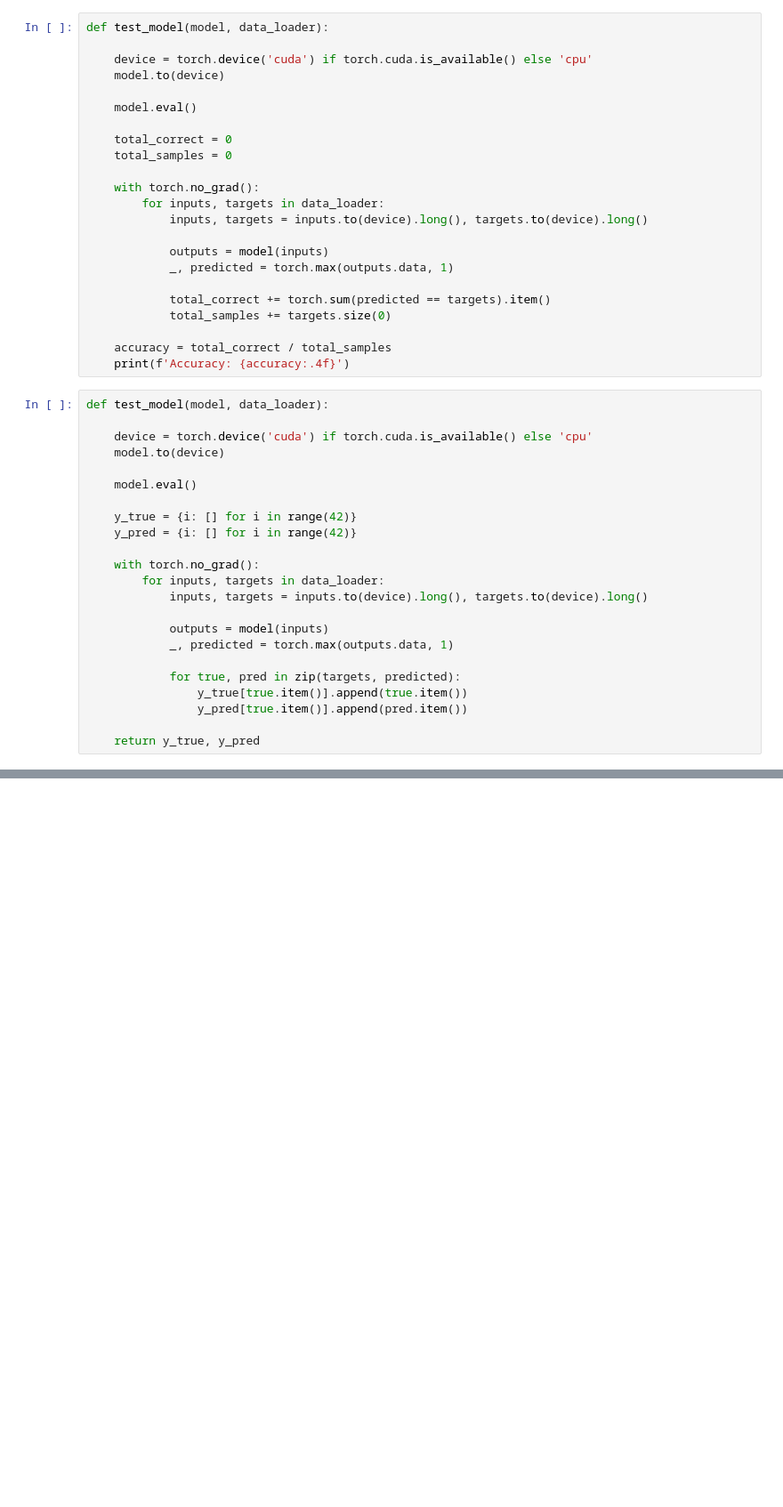
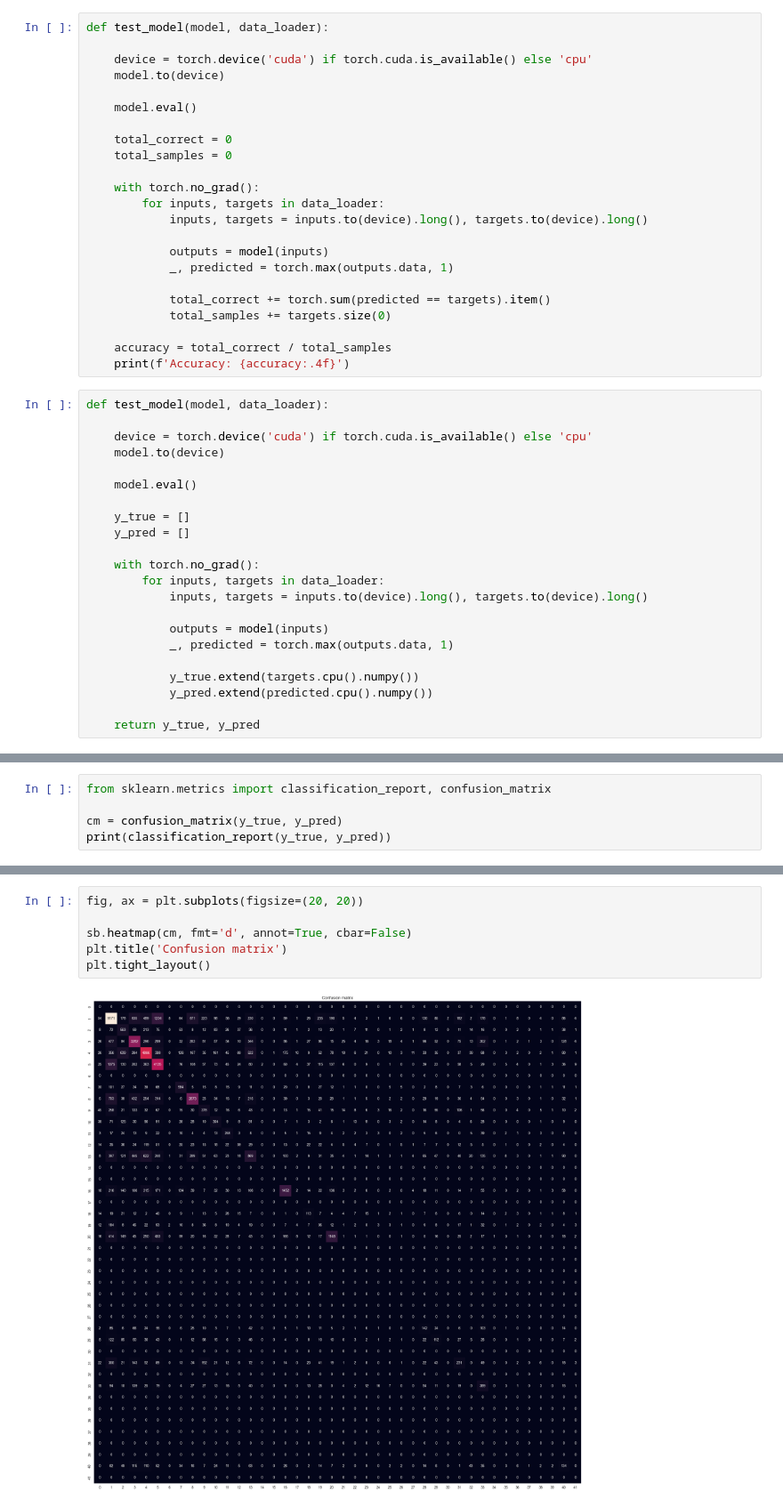
Before and after one commit to gracjan-p/bbc, a Jupyter notebook: notebooks/main.ipynb, the cells around one changed output, grey strips where cells are left out. Shown at 89% size. Drawn from its saved outputs; the diff is of its cells as text; blank space fills up the shorter version.

```diff
--- a/notebooks/main.ipynb
+++ b/notebooks/main.ipynb
@@ -479,8 +479,8 @@ def test_model(model, data_loader):
 
     model.eval()
 
-    y_true = {i: [] for i in range(42)}
-    y_pred = {i: [] for i in range(42)}
+    y_true = []
+    y_pred = []
 
     with torch.no_grad():
         for inputs, targets in data_loader:
@@ -489,9 +489,8 @@ def test_model(model, data_loader):
             outputs = model(inputs)
             _, predicted = torch.max(outputs.data, 1)
 
-            for true, pred in zip(targets, predicted):
-                y_true[true.item()].append(true.item())
-                y_pred[true.item()].append(pred.item())
+            y_true.extend(targets.cpu().numpy())
+            y_pred.extend(predicted.cpu().numpy())
 
     return y_true, y_pred
 # %%
@@ -500,0 +498,5 @@ Accuracy: 0.4931
+# %%
+from sklearn.metrics import classification_report, confusion_matrix
+
+cm = confusion_matrix(y_true, y_pred)
+print(classification_report(y_true, y_pred))
@@ -500,0 +521,8 @@ Accuracy: 0.4931
+# %%
+fig, ax = plt.subplots(figsize=(20, 20))
+
+sb.heatmap(cm, fmt='d', annot=True, cbar=False)
+plt.title('Confusion matrix')
+plt.tight_layout()
+# %% [output]
+[figure, added]
```
Also changed, not shown: parts of 2 cells of this notebook.
